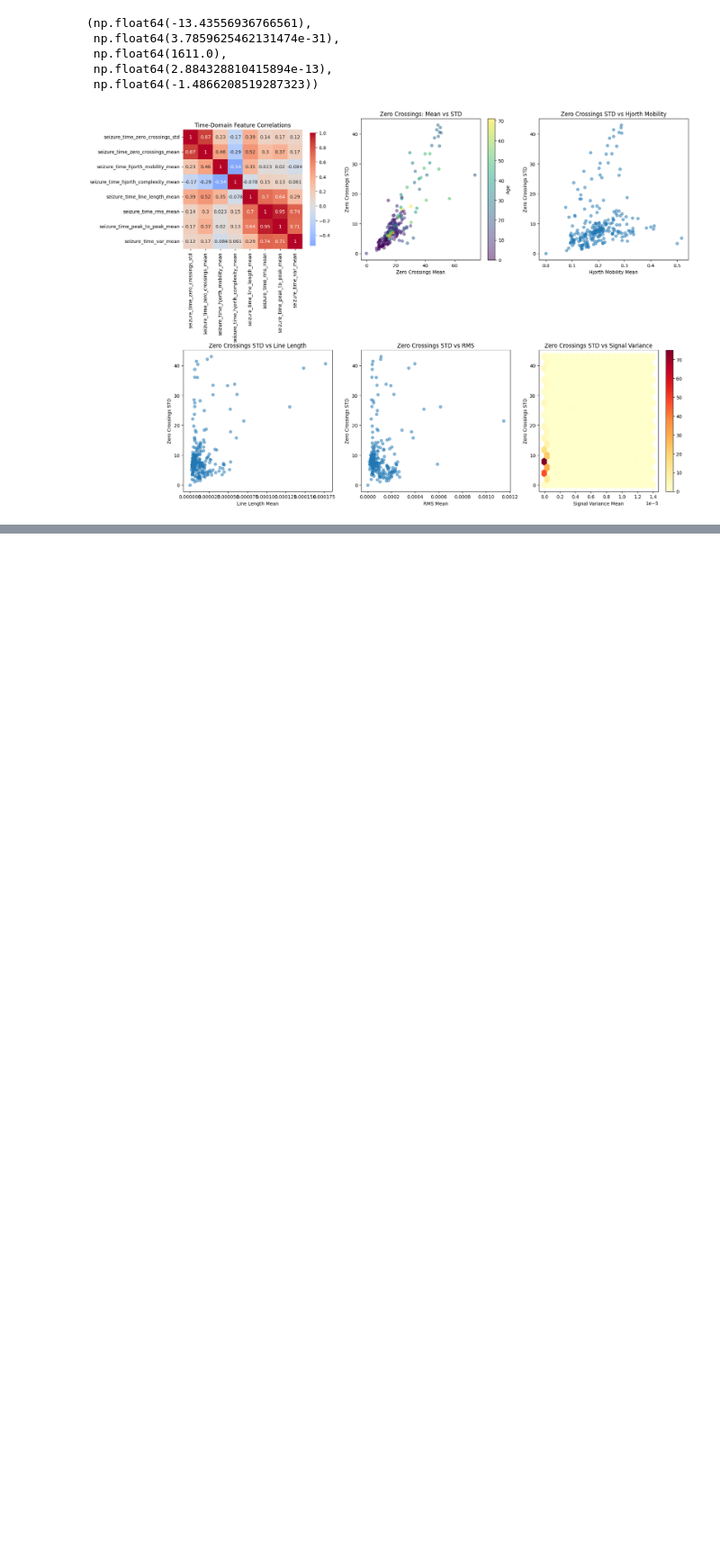
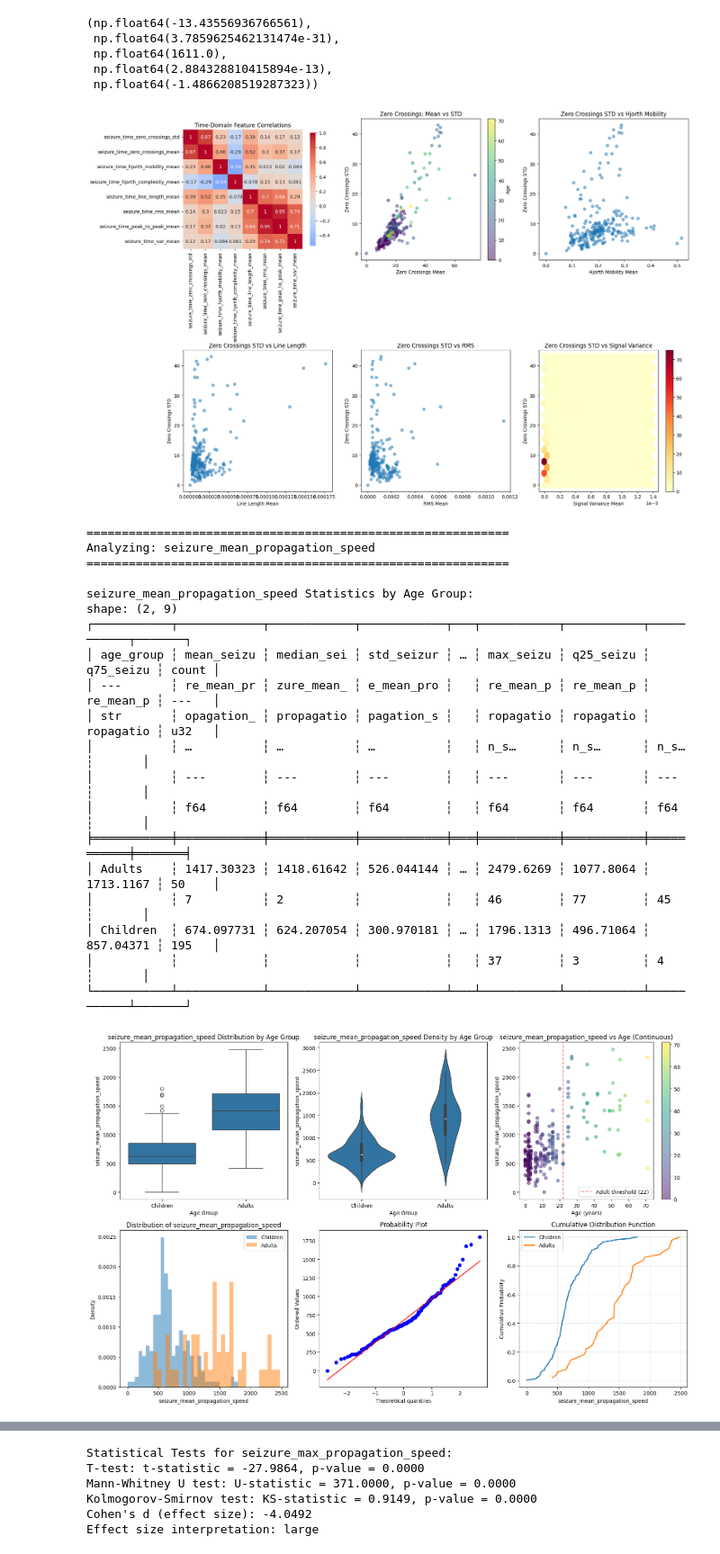
Before and after one commit to bonesclarke/epilepsy_data_exploration, a Jupyter notebook: extracted-eeg-data-analysis.ipynb, the cells around one changed output, grey strips where cells are left out. Shown at 90% size. Cells and saved outputs as stored; diff of their text form; code cells hidden in the pictures; blank space fills up the shorter version.

Commit message:
added propagation speed comparisons

```diff
--- a/extracted-eeg-data-analysis.ipynb
+++ b/extracted-eeg-data-analysis.ipynb
@@ -249,0 +388,29 @@ analyze_zc_time_domain_relationships()
+# %%
+# Function to analyze all propagation speed features
+def analyze_all_propagation_speeds(df, age_threshold=22):
+    """Run complete analysis for all three propagation speed features"""
+
+    prop_speed_features = [
+        'seizure_mean_propagation_speed',
+        'seizure_std_propagation_speed',
+        'seizure_max_propagation_speed'
+    ]
+
+    all_results = []
+
+    for feature in prop_speed_features:
+        print(f"\n{'='*60}")
+        print(f"Analyzing: {feature}")
+        print('='*60)
+
+        # Compare statistics
+        df_clean, stats_by_group = compare_propagation_speed(df, feature, age_threshold)
+
+        # Plot comparisons
+        plot_propagation_speed_comparison(df_clean, feature, age_threshold)
+
+        # Statistical tests
+        stats_results = statistical_comparison_prop_speed(df_clean, feature)
+        all_results.append(stats_results)
+
+    return all_results
@@ -249,0 +509,23 @@ analyze_zc_time_domain_relationships()
+# %%
+results = analyze_all_propagation_speeds(processed_df, age_threshold=22)
+# %% [output]
+============================================================
+Analyzing: seizure_mean_propagation_speed
+============================================================
+
+seizure_mean_propagation_speed Statistics by Age Group:
+shape: (2, 9)
+┌───────────┬────────────┬────────────┬────────────┬───┬───────────┬───────────┬───────────┬───────┐
+│ age_group ┆ mean_seizu ┆ median_sei ┆ std_seizur ┆ … ┆ max_seizu ┆ q25_seizu ┆ q75_seizu ┆ count │
+│ ---       ┆ re_mean_pr ┆ zure_mean_ ┆ e_mean_pro ┆   ┆ re_mean_p ┆ re_mean_p ┆ re_mean_p ┆ ---   │
+│ str       ┆ opagation_ ┆ propagatio ┆ pagation_s ┆   ┆ ropagatio ┆ ropagatio ┆ ropagatio ┆ u32   │
+│           ┆ …          ┆ …          ┆ …          ┆   ┆ n_s…      ┆ n_s…      ┆ n_s…      ┆       │
+│           ┆ ---        ┆ ---        ┆ ---        ┆   ┆ ---       ┆ ---       ┆ ---       ┆       │
+│           ┆ f64        ┆ f64        ┆ f64        ┆   ┆ f64       ┆ f64       ┆ f64       ┆       │
+╞═══════════╪════════════╪════════════╪════════════╪═══╪═══════════╪═══════════╪═══════════╪═══════╡
+│ Adults    ┆ 1417.30323 ┆ 1418.61642 ┆ 526.044144 ┆ … ┆ 2479.6269 ┆ 1077.8064 ┆ 1713.1167 ┆ 50    │
+│           ┆ 7          ┆ 2          ┆            ┆   ┆ 46        ┆ 77        ┆ 45        ┆       │
+│ Children  ┆ 674.097731 ┆ 624.207054 ┆ 300.970181 ┆ … ┆ 1796.1313 ┆ 496.71064 ┆ 857.04371 ┆ 195   │
+│           ┆            ┆            ┆            ┆   ┆ 37        ┆ 3         ┆ 4         ┆       │
+└───────────┴────────────┴────────────┴────────────┴───┴───────────┴───────────┴───────────┴───────┘
+[figure, added]
@@ -249,0 +568,6 @@ analyze_zc_time_domain_relationships()
+Statistical Tests for seizure_max_propagation_speed:
+T-test: t-statistic = -27.9864, p-value = 0.0000
+Mann-Whitney U test: U-statistic = 371.0000, p-value = 0.0000
+Kolmogorov-Smirnov test: KS-statistic = 0.9149, p-value = 0.0000
+Cohen's d (effect size): -4.0492
+Effect size interpretation: large
```
Also changed, not shown: parts of 10 cells of this notebook, 5 other files.
